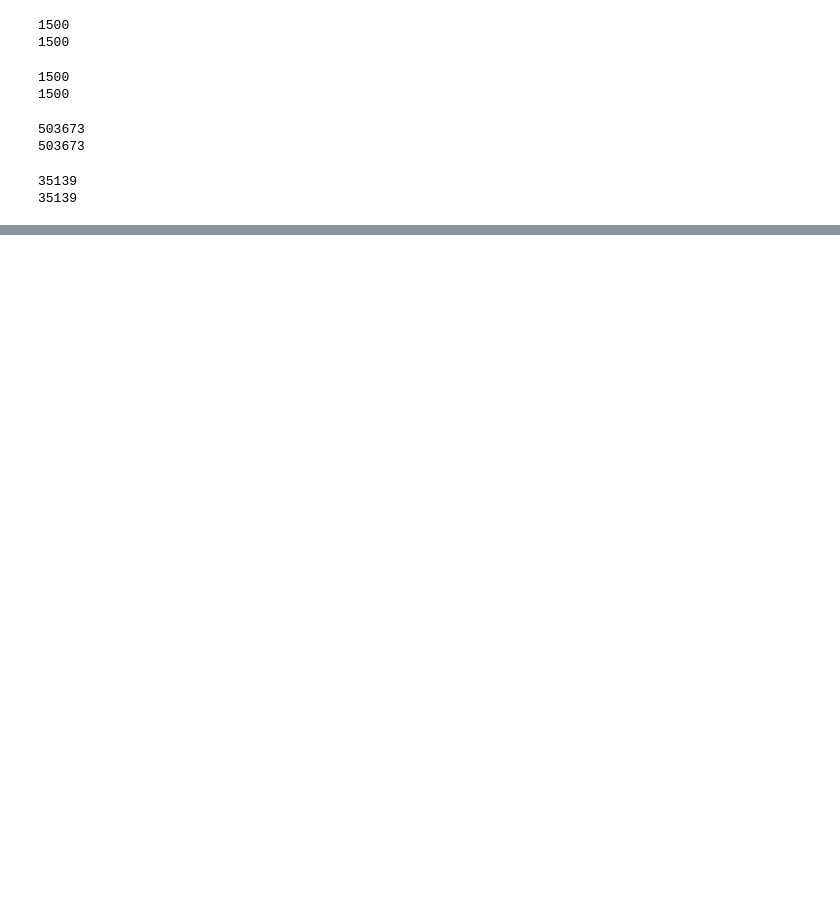
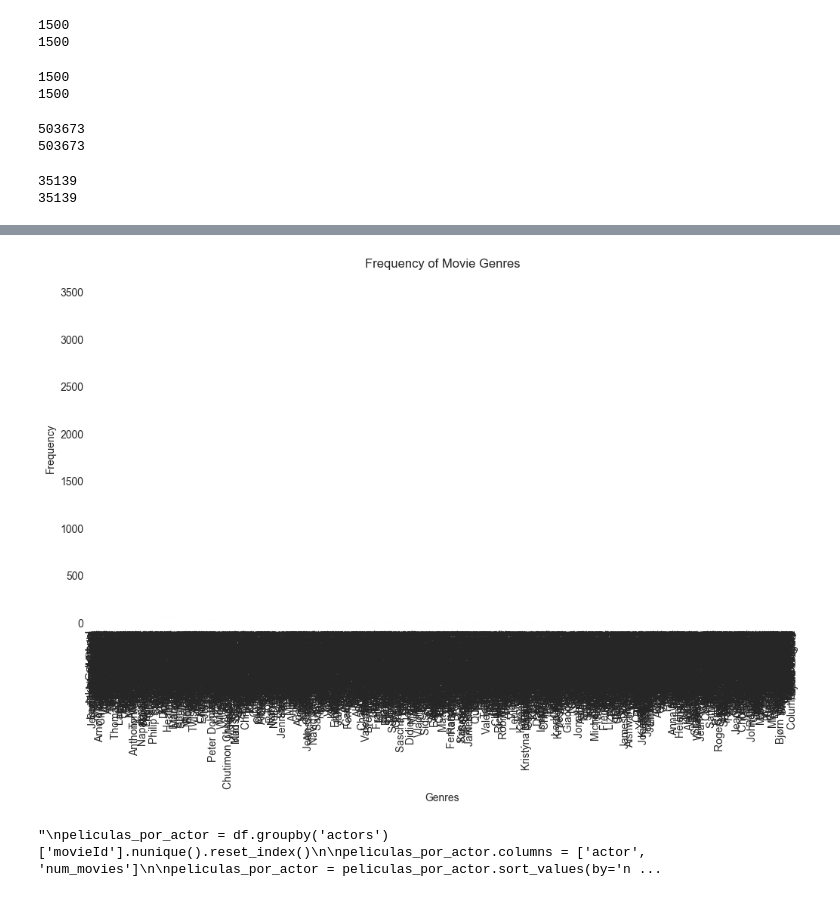
Before and after one commit to joanesMondra/FilmRecommendator, a Jupyter notebook: grupo3/preProcessing.ipynb, the cells around one changed output, grey strips where cells are left out. Cells and saved outputs as stored; diff of their text form; code cells hidden in the pictures; blank space fills up the shorter version.

```diff
--- a/grupo3/preProcessing.ipynb
+++ b/grupo3/preProcessing.ipynb
@@ -126,0 +245,15 @@ df.to_csv('merged_movies.csv')
+# %%
+actors_exploded = df['actors'].str.split(', ').explode()
+actors_counts = actors_exploded.value_counts()
+
+plt.figure(figsize=(12, 6))
+actors_counts.plot(kind='bar', color='skyblue')
+#plt.bar(actors_counts.index, actors_counts.values)
+plt.xticks(rotation=90)
+plt.xlabel('Genres')
+plt.ylabel('Frequency')
+plt.title('Frequency of Movie Genres')
+plt.show()
+# %% [output]
+[figure, added]
+"\npeliculas_por_actor = df.groupby('actors')['movieId'].nunique().reset_index()\n\npeliculas_por_actor.columns = ['actor', 'num_movies']\n\npeliculas_por_actor = peliculas_por_actor.sort_values(by='n ...
```
Also changed, not shown: parts of 23 cells of this notebook.
